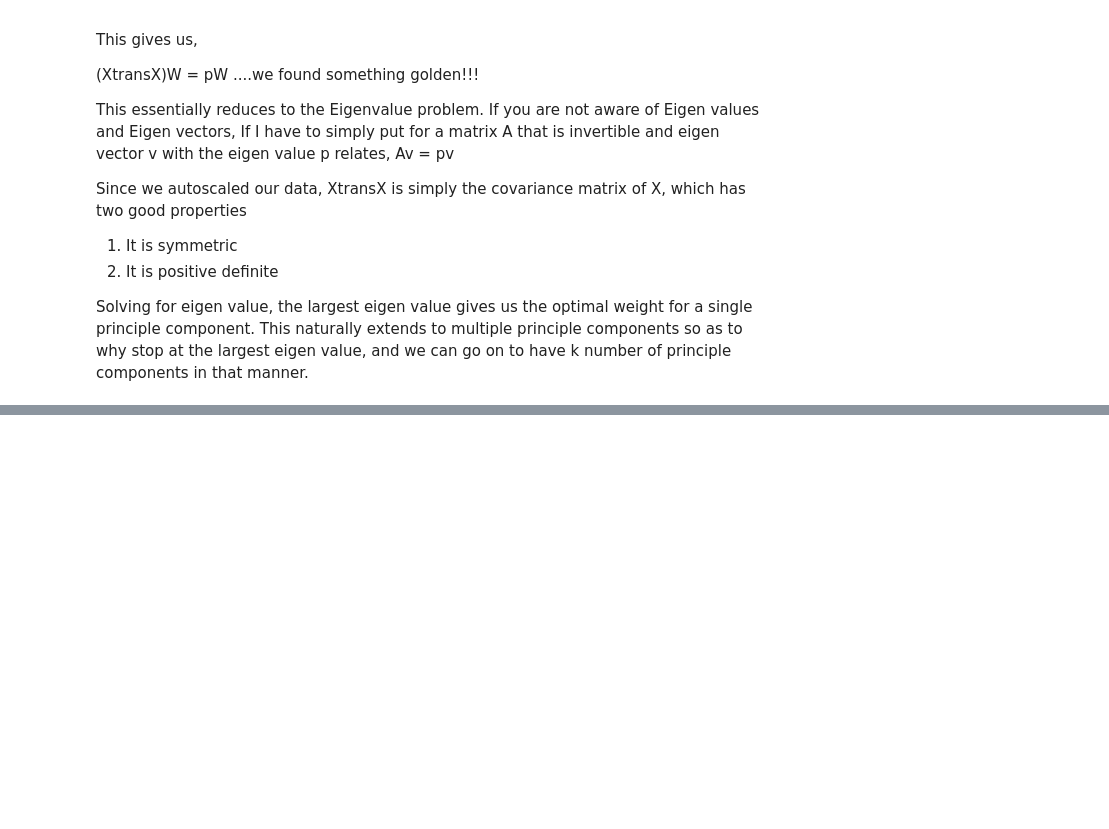
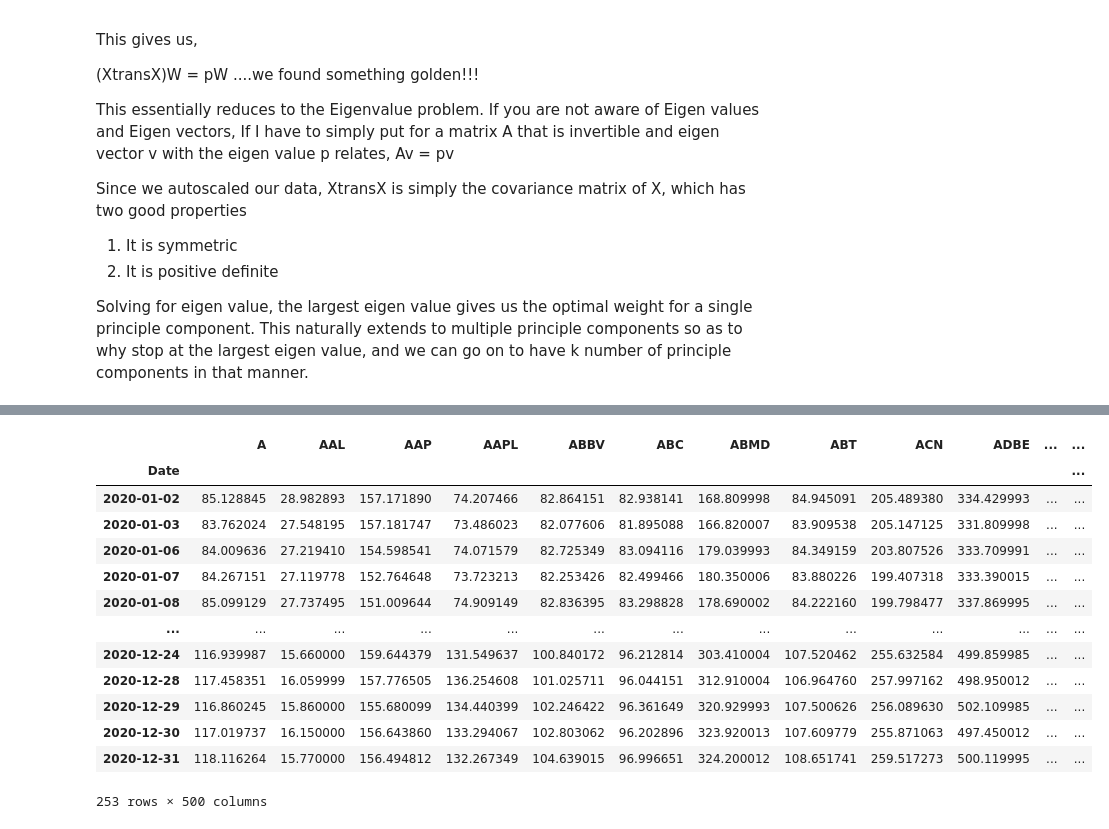
Before and after one commit to frozenscrypt/deepdive-stuff, a Jupyter notebook: PCA Getting into details.ipynb, the cells around one changed output, grey strips where cells are left out. Cells and saved outputs as stored; diff of their text form; code cells hidden in the pictures; blank space fills up the shorter version.

```diff
--- a/PCA Getting into details.ipynb
+++ b/PCA Getting into details.ipynb
@@ -71,0 +93,16 @@ Solving for eigen value, the largest eigen value gives us the optimal weight for
+# %%
+# define function to get list of S&P 500 names
+def getSP500():
+    # get table of S&P 500 stocks
+    table = pd.read_html('https://en.wikipedia.org/wiki/List_of_S%26P_500_companies')
+
+    # get dataframe
+    df_sp500 = table[0]
+
+    # get string of ticker names
+    ticker_names = str(df_sp500['Symbol'].to_list()).replace("'", "").replace("[", "").replace("]", "").replace(",", "")#.replace("BRK.B", "").replace("BF.B", "").replace("LUMN", "")
+
+    return ticker_names
+
+ticker_names = getSP500()
+print(ticker_names,type(ticker_names))
@@ -71,0 +133,24 @@ Solving for eigen value, the largest eigen value gives us the optimal weight for
+# %%
+# get daily close prices and drop missing columns
+df_close = data['Adj Close'].dropna(axis='columns')
+
+# define list of column names
+col_names = df_close.columns.to_list()
+
+# display pandas dataframe of close prices
+df_close
+# %% [output]
+|  | A | AAL | AAP | AAPL | ABBV | ABC | ABMD | ABT | ACN | ADBE | ... | ... |
+| Date |  |  |  |  |  |  |  |  |  |  |  | ... |
+| 2020-01-02 | 85.128845 | 28.982893 | 157.171890 | 74.207466 | 82.864151 | 82.938141 | 168.809998 | 84.945091 | 205.489380 | 334.429993 | ... | ... |
+| 2020-01-03 | 83.762024 | 27.548195 | 157.181747 | 73.486023 | 82.077606 | 81.895088 | 166.820007 | 83.909538 | 205.147125 | 331.809998 | ... | ... |
+| 2020-01-06 | 84.009636 | 27.219410 | 154.598541 | 74.071579 | 82.725349 | 83.094116 | 179.039993 | 84.349159 | 203.807526 | 333.709991 | ... | ... |
+| 2020-01-07 | 84.267151 | 27.119778 | 152.764648 | 73.723213 | 82.253426 | 82.499466 | 180.350006 | 83.880226 | 199.407318 | 333.390015 | ... | ... |
+| 2020-01-08 | 85.099129 | 27.737495 | 151.009644 | 74.909149 | 82.836395 | 83.298828 | 178.690002 | 84.222160 | 199.798477 | 337.869995 | ... | ... |
+| ... | ... | ... | ... | ... | ... | ... | ... | ... | ... | ... | ... | ... |
+| 2020-12-24 | 116.939987 | 15.660000 | 159.644379 | 131.549637 | 100.840172 | 96.212814 | 303.410004 | 107.520462 | 255.632584 | 499.859985 | ... | ... |
+| 2020-12-28 | 117.458351 | 16.059999 | 157.776505 | 136.254608 | 101.025711 | 96.044151 | 312.910004 | 106.964760 | 257.997162 | 498.950012 | ... | ... |
+| 2020-12-29 | 116.860245 | 15.860000 | 155.680099 | 134.440399 | 102.246422 | 96.361649 | 320.929993 | 107.500626 | 256.089630 | 502.109985 | ... | ... |
+| 2020-12-30 | 117.019737 | 16.150000 | 156.643860 | 133.294067 | 102.803062 | 96.202896 | 323.920013 | 107.609779 | 255.871063 | 497.450012 | ... | ... |
+| 2020-12-31 | 118.116264 | 15.770000 | 156.494812 | 132.267349 | 104.639015 | 96.996651 | 324.200012 | 108.651741 | 259.517273 | 500.119995 | ... | ... |
+253 rows × 500 columns
```
Also changed, not shown: parts of 15 cells of this notebook.
